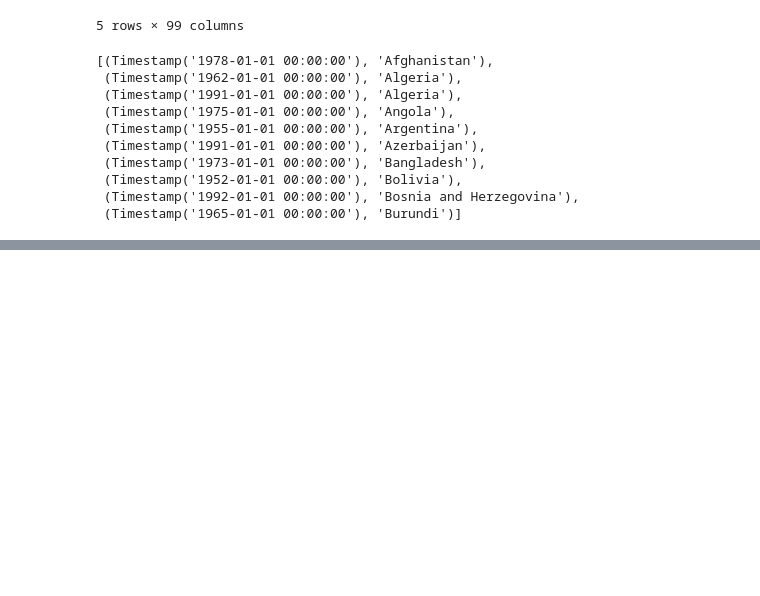
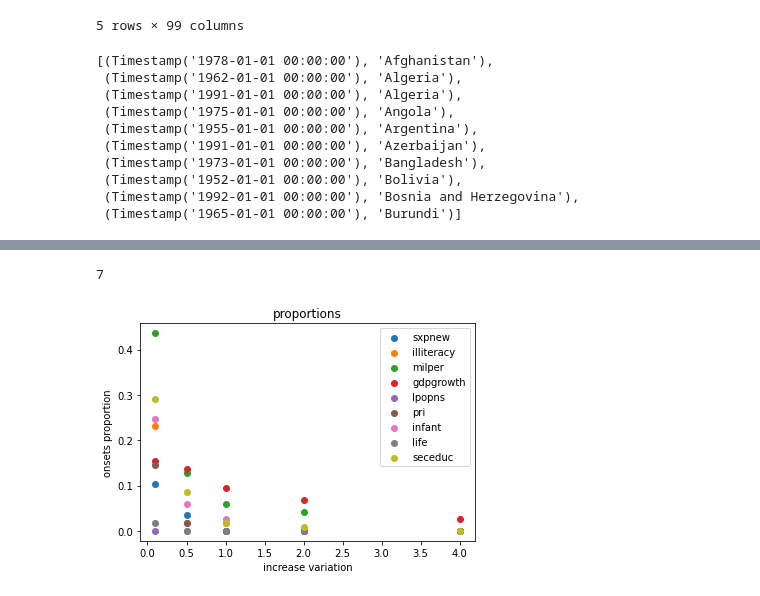
Before and after one commit to epfl-ada/ada-2020-project-milestone-p3-p3_cadastrophe, a Jupyter notebook: Data_Exploration.ipynb, the cells around one changed output, grey strips where cells are left out. Saved outputs shown, nothing was run; the diff lists cells and outputs as text; code cells hidden in the pictures; blank space fills up the shorter version.

```diff
--- a/Data_Exploration.ipynb
+++ b/Data_Exploration.ipynb
@@ -713,21 +733,31 @@ after 5.2
-# %%
-def bin_onset_effect(df, country, onset_date, feat, t_win=3, threshold=0.1):
-    onset_date = np.datetime64(onset_date)
-    start = onset_date - np.timedelta64(365*t_win+1, 'D')
-    end = onset_date + np.timedelta64(365*t_win, 'D')
-    tmp = df.loc[(df["country"] == country) & (df["year"] <= end) & (df["year"] >= start)]
-    before = tmp.loc[tmp["year"]<onset_date][feat]
-    after = tmp.loc[tmp["year"]>=onset_date][feat]
-    variation = (after.mean()-before.mean())/before.mean()
-    print("before", before.mean())
-    print("after", after.mean())
-    print(variation)
-    #increase greater than threshold
-    if variation >= 1+threshold:
-        print("before", before.mean())
-        print("after", after.mean())
-        return 1
-    elif variation < 1-threshold:
-        return 1
-    else:
-        return 0
+# %%
+threshold = 2
+sum_var = np.array([bin_onset_effect(sambanis, ons[1], ons[0], 'milper', 5, threshold) for ons in onsets]).sum()
+pos_onsets = [ons for ons in onsets if bin_onset_effect(sambanis, ons[1], ons[0], 'milper', 5, threshold) == 1]
+print(sum_var)
+# %% [output]
+7
+# %%
+incr_holder = []
+for feat in feat_subset:
+    dummy = [-1, -1, -1, -1, -1]
+    for i, thr in enumerate([0.1, 0.5, 1, 2, 4]):
+        dummy[i] = np.array([bin_onset_effect(sambanis, ons[1], ons[0], feat, 3, thr, inc=True) for ons in onsets]).sum()/len(onsets)
+    incr_holder.append(dummy)
+
+decr_holder = []
+for feat in feat_subset:
+    dummy = [-1, -1, -1, -1, -1]
+    for i, thr in enumerate([0.1, 0.5, 1, 2, 4]):
+        dummy[i] = np.array([bin_onset_effect(sambanis, ons[1], ons[0], feat, 3, thr, inc=False) for ons in onsets]).sum()/len(onsets)
+    decr_holder.append(dummy)
+# %%
+for i in range(len(feat_subset)):
+    plt.scatter([0.1, 0.5, 1, 2, 4], incr_holder[i], label=feat_subset[i])
+    plt.title("proportions")
+plt.xlabel("increase variation")
+plt.ylabel("onsets proportion")
+plt.legend()
+plt.show()
+# %% [output]
+[figure, added]
```
Also changed, not shown: parts of 7 cells of this notebook.
